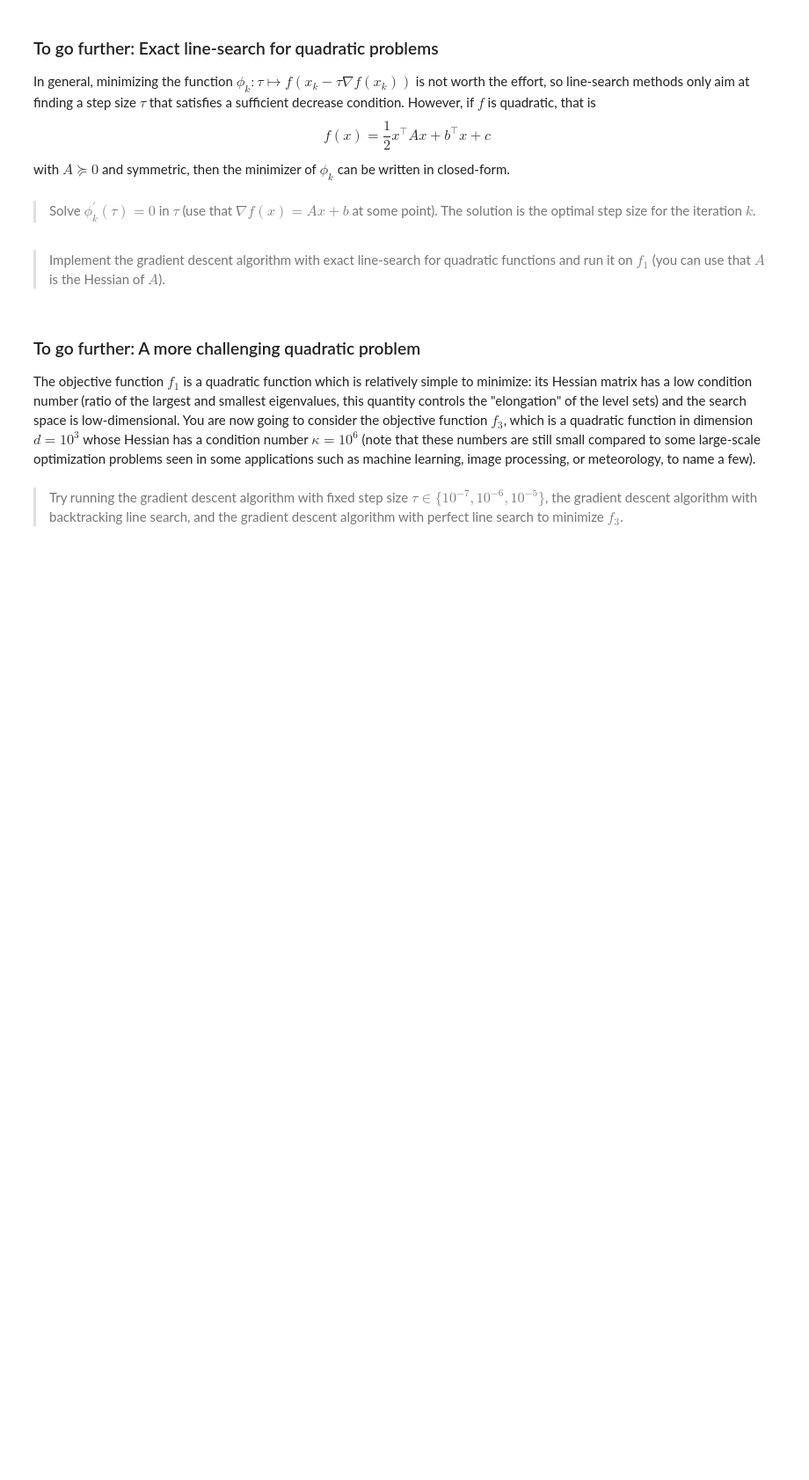
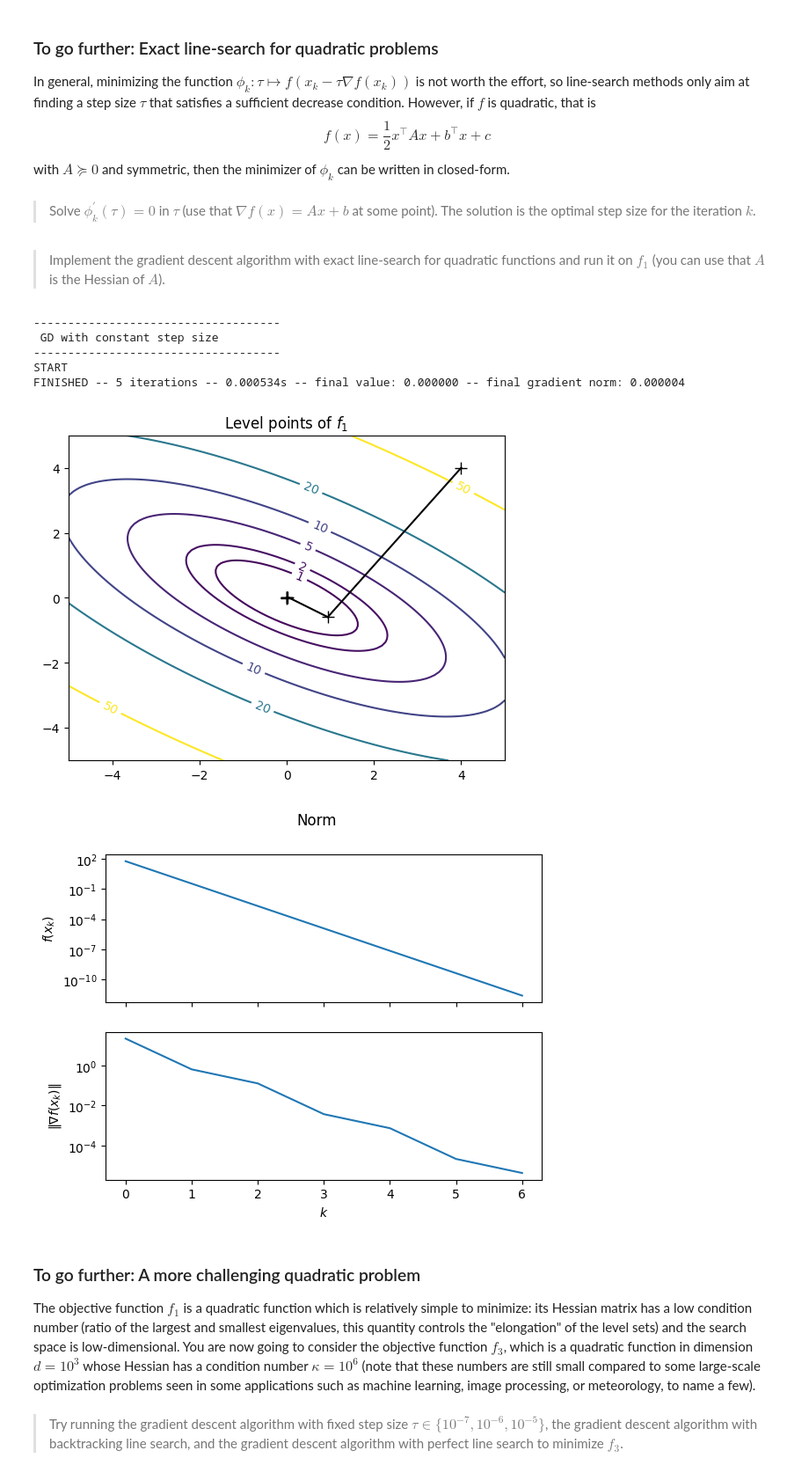
Before and after one commit to Basile-Mouret/numericalOptimization-M1AM, a Jupyter notebook: tp2/session2.ipynb, the cells around one changed output. Shown at 88% size. Cells and saved outputs as stored; diff of their text form; code cells hidden in the pictures; blank space fills up the shorter version.

```diff
--- a/tp2/session2.ipynb
+++ b/tp2/session2.ipynb
@@ -196,7 +199,23 @@ with $A \succcurlyeq 0$ and symmetric, then the minimizer of $\phi_k$ can be wri
 # %% [markdown]
 > Implement the gradient descent algorithm with exact line-search for quadratic functions and run it on $f_1$ (you can use that $A$ is the Hessian of $A$).
 # %%
-### TO COMPLETE
+### TO C
+
+x_init = np.array([4,4])
+prec = 1e-5
+iterMax = 1000
+x_final,x_tab = GD_sec_order_exact(pb1.f,pb1.grad_f,pb1.hessian_f,x_init,iterMax, prec)
+
+level_points_plot(pb1.f,x_tab,pb1.lb,pb1.ub,pb1.nb_points,pb1.levels,r"Level points of $f_1$")
+plot_obj_normGrad(x_tab, pb1.f,pb1.grad_f, "Norm")
+# %% [output]
+------------------------------------
+ GD with constant step size
+------------------------------------
+START
+FINISHED -- 5 iterations -- 0.000534s -- final value: 0.000000 -- final gradient norm: 0.000004
+[figure, added]
+[figure, added]
 # %% [markdown]
 ### To go further: A more challenging quadratic problem
 
```
Also changed, not shown: parts of 9 cells of this notebook, 1 other file.
